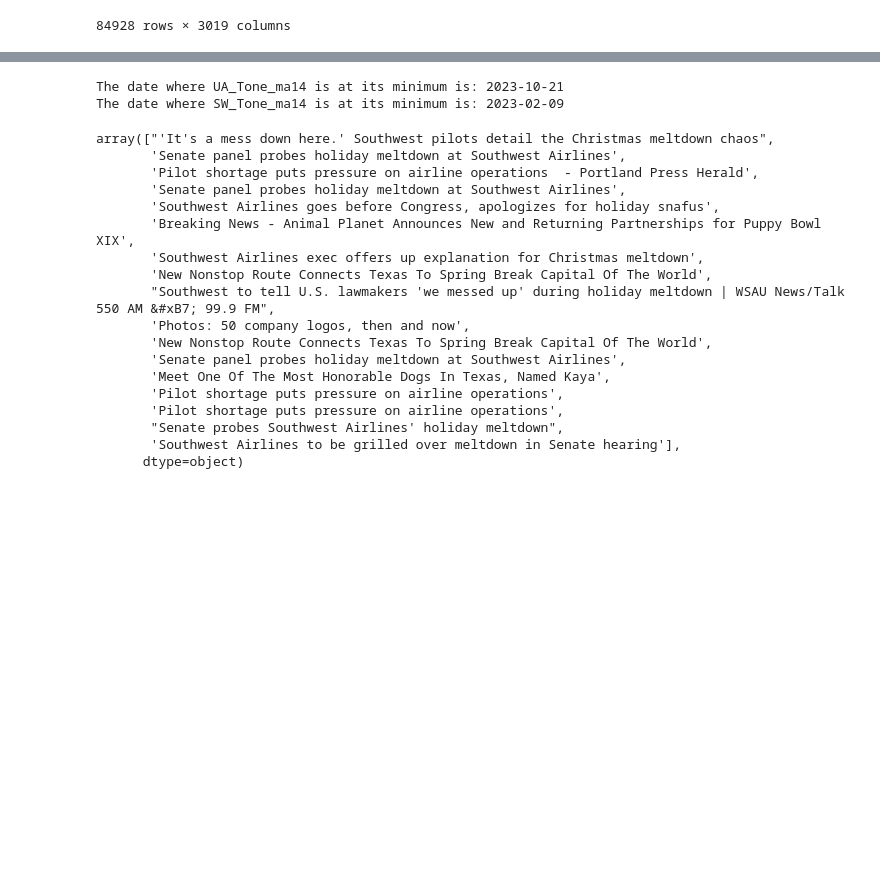
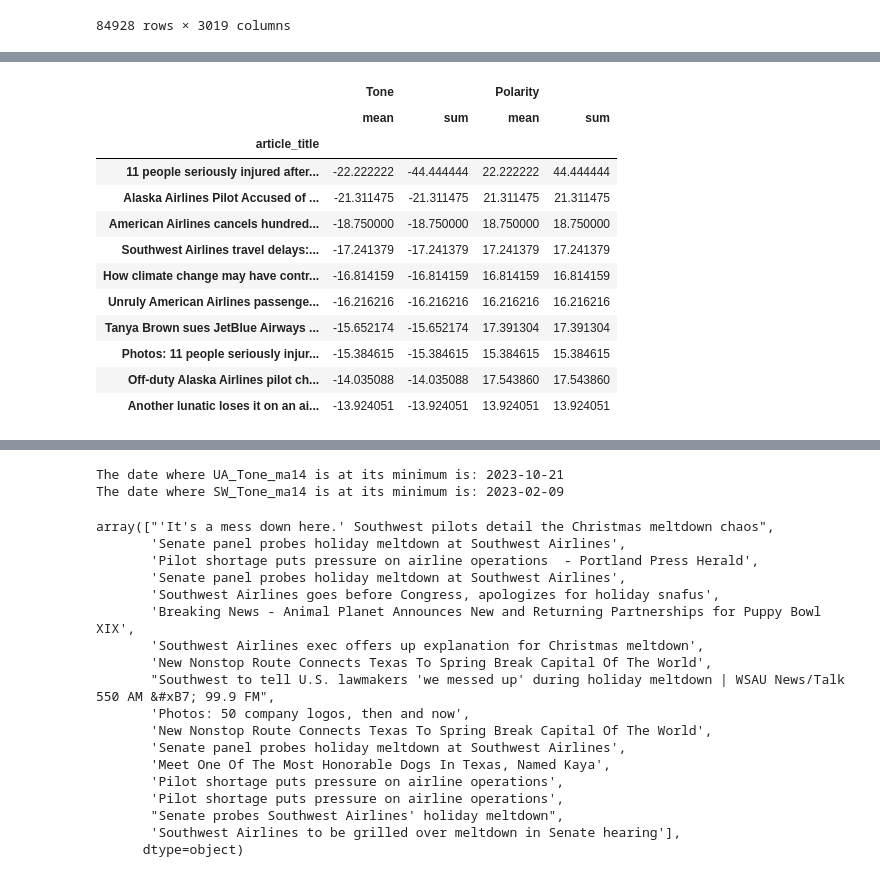
Before and after one commit to svanomm/sentiment-volume-forecasting, a Jupyter notebook: Scripts/03 Download and Process GDELT Data.ipynb, the cells around one changed output, grey strips where cells are left out. Saved outputs shown, nothing was run; the diff lists cells and outputs as text; code cells hidden in the pictures; blank space fills up the shorter version.

```diff
--- a/Scripts/03 Download and Process GDELT Data.ipynb
+++ b/Scripts/03 Download and Process GDELT Data.ipynb
@@ -366,3 +419,34 @@ df
+# %%
+headlines_filtered = headlines.copy()
+headlines_filtered = headlines_filtered[((headlines_filtered.index.str.contains(
+        "Alaska Airlines|American Airlines|Delta Air Lines|" \
+        "Frontier Airlines|Hawaiian Airlines|JetBlue|Jet Blue|" \
+        "Southwest Airlines|Spirit Airlines|Sun Country Airlines|" \
+        "United Airlines|Allegiant Air|Boeing|" \
+        "flight|flying|airport|plane|crash|" \
+        "air travel|airline|air disaster|" \
+        "air collision|air safety"
+        , case=False, na=False, regex=True))
+        |
+        (headlines_filtered.index.str.contains(
+        "FAA"
+        , case=True, na=False, regex=True)))]
+
+headlines_filtered.sort_values(by=[('Tone','mean')],ascending=True).head(10)
+# %% [output]
+|  | Tone |  | Polarity |  |
+|  | mean | sum | mean | sum |
+| article_title |  |  |  |  |
+| 11 people seriously injured after... | -22.222222 | -44.444444 | 22.222222 | 44.444444 |
+| Alaska Airlines Pilot Accused of ... | -21.311475 | -21.311475 | 21.311475 | 21.311475 |
+| American Airlines cancels hundred... | -18.750000 | -18.750000 | 18.750000 | 18.750000 |
+| Southwest Airlines travel delays:... | -17.241379 | -17.241379 | 17.241379 | 17.241379 |
+| How climate change may have contr... | -16.814159 | -16.814159 | 16.814159 | 16.814159 |
+| Unruly American Airlines passenge... | -16.216216 | -16.216216 | 16.216216 | 16.216216 |
+| Tanya Brown sues JetBlue Airways ... | -15.652174 | -15.652174 | 17.391304 | 17.391304 |
+| Photos: 11 people seriously injur... | -15.384615 | -15.384615 | 15.384615 | 15.384615 |
+| Off-duty Alaska Airlines pilot ch... | -14.035088 | -14.035088 | 17.543860 | 17.543860 |
+| Another lunatic loses it on an ai... | -13.924051 | -13.924051 | 13.924051 | 13.924051 |
 # %%
 df['Count'] = 1
 
```
Also changed, not shown: parts of 2 cells of this notebook.
